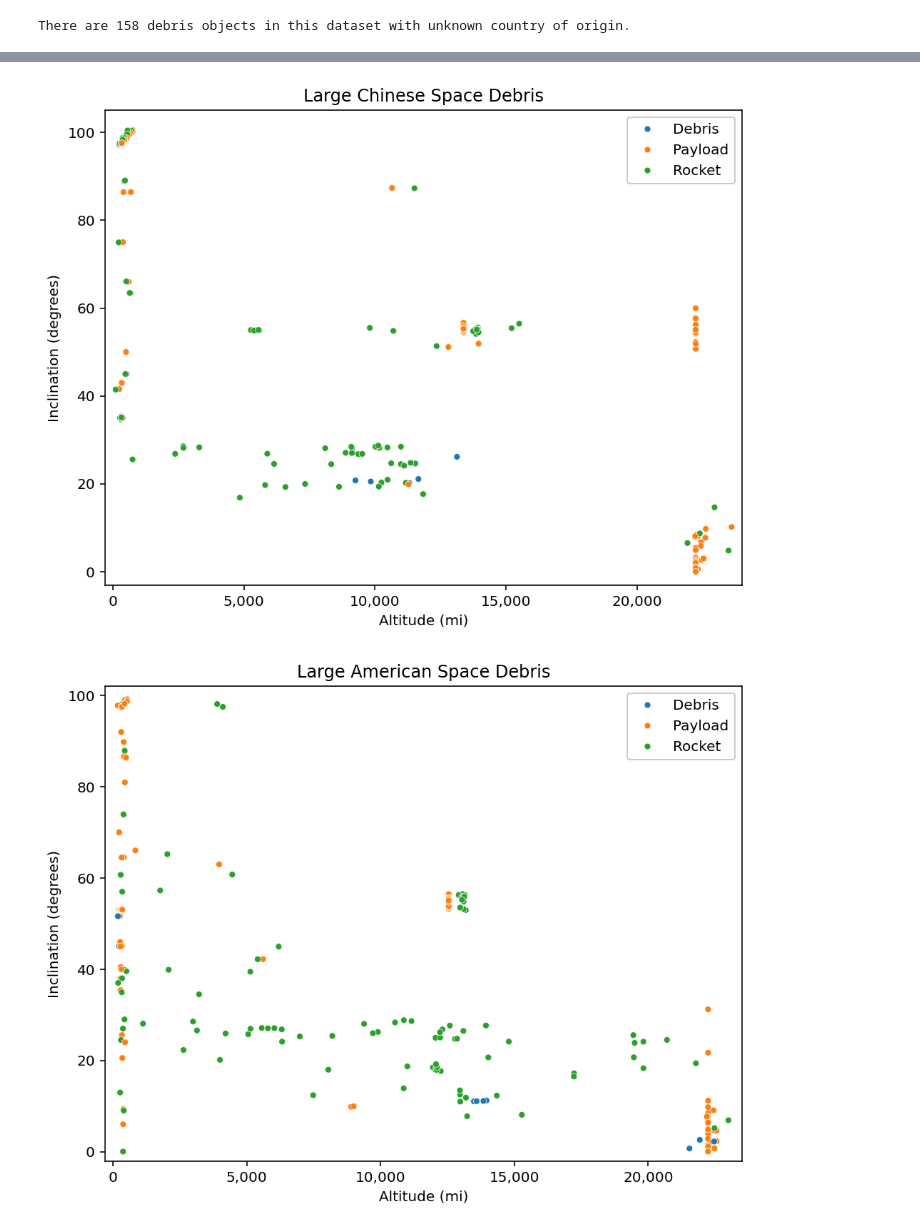
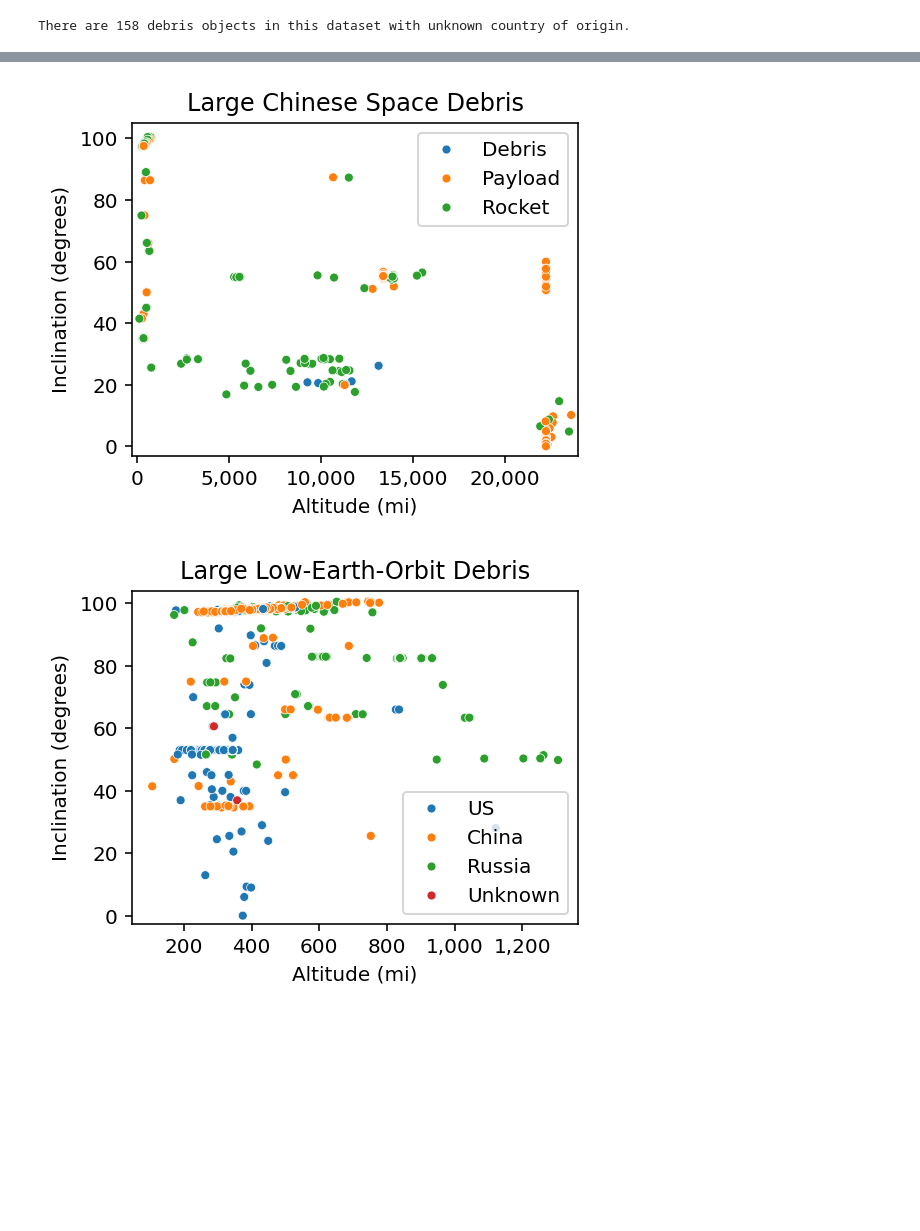
Before and after one commit to brayvid/space-debris-eda, a Jupyter notebook: space_debris_eda.ipynb, the cells around one changed output, grey strips where cells are left out. Drawn from its saved outputs; the diff is of its cells as text; code cells hidden in the pictures; blank space fills up the shorter version.

```diff
--- a/space_debris_eda.ipynb
+++ b/space_debris_eda.ipynb
@@ -307,0 +140,18 @@ plt.show()
+# %%
+df['AggValue'] = 1
+has_launch_date_df = df.dropna(subset='LAUNCH_DATE')
+has_launch_date_year_counts = has_launch_date_df.pivot_table(values='AggValue', index='LAUNCH_DATE', columns='OBJECT_TYPE', aggfunc=np.sum).cumsum()
+
+fig, ax = plt.subplots(figsize=(4, 3))
+plt.bar(x=has_launch_date_year_counts.index, height=has_launch_date_year_counts['Debris'])
+plt.bar(x=has_launch_date_year_counts.index, height=has_launch_date_year_counts['Payload'], bottom=has_launch_date_year_counts['Debris'])
+plt.bar(x=has_launch_date_year_counts.index, height=has_launch_date_year_counts['Rocket'], bottom=(has_launch_date_year_counts['Payload']+has_launch_date_year_counts['Debris']))
+plt.legend(['Debris','Payload','Rocket'], framealpha=1, loc=(0.02,0.7))
+plt.xlabel('Creation Year')
+plt.ylabel('Count')
+plt.title('Debris Objects Created')
+
+# https://stackoverflow.com/questions/25973581/how-to-format-axis-number-format-to-thousands-with-a-comma
+thousands_format = ticker.StrMethodFormatter('{x:,.0f}')
+ax.yaxis.set_major_formatter(thousands_format)
+plt.show()
@@ -330,34 +361,40 @@ plt.show()
 # %%
-CHINESE_LARGE_MASK = ((df['COUNTRY_CODE'] == 'PRC') & (df['RCS_SIZE']=='Large') & (df['OBJECT_TYPE'] != 'Unknown'))
+CHINESE_LARGE_MASK = ((df['COUNTRY_CODE'] == 'PRC') & (df['RCS_SIZE']=='Large') & (df['OBJECT_TYPE'] != 'Unknown')) # exclude objects of unknown type
 chinese_large_df = df[CHINESE_LARGE_MASK]
 
-obj_type_2 = ['Debris','Payload','Rocket']
-
-fig, ax = plt.subplots(figsize=(8, 6))
+fig, ax = plt.subplots(figsize=(4, 3))
 sns.scatterplot(x=chinese_large_df['ALTITUDE_MI'], y=chinese_large_df['INCLINATION'],s=20,hue=chinese_large_df['OBJECT_TYPE'],hue_order=obj_type_2)
 plt.xlabel('Altitude (mi)')
 plt.ylabel('Inclination (degrees)')
 plt.title('Large Chinese Space Debris')
 plt.xlim((-300, 24000))
 plt.ylim((-3,105))
-plt.legend(framealpha=1)
-ax.xaxis.set_major_formatter(ticker.StrMethodFormatter('{x:,.0f}'))
+plt.legend()
+ax.xaxis.set_major_formatter(thousands_format)
 plt.show()
 # %% [output]
-[figure, old version]
+[figure, new version]
 # %%
-AMERICAN_LARGE_MASK = ((df['COUNTRY_CODE'] == 'US') & (df['RCS_SIZE'] == 'Large') & (df['OBJECT_TYPE'] != 'Unknown'))
-american_large_df = df[AMERICAN_LARGE_MASK]
+LEO_MASK = (df['PERIOD'] <= 130)
+leo_df = df[LEO_MASK]
 
-fig, ax = plt.subplots(figsize=(8, 6))
-sns.scatterplot(x=american_large_df['ALTITUDE_MI'], y=american_large_df['INCLINATION'],s=20,hue=american_large_df['OBJECT_TYPE'],hue_order=obj_type_2)
+US_CN_RU_MASK = (leo_df['COUNTRY_CODE'].isin(['US','PRC','CIS','Unknown']))
+leo_ucr_df = leo_df[US_CN_RU_MASK]
+
+LG_MASK = (leo_ucr_df['RCS_SIZE'] == 'Large')
+leo_ucr_lg_df = leo_ucr_df[LG_MASK]
+
+fig, ax = plt.subplots(figsize=(4, 3))
+sns.scatterplot(x=leo_ucr_lg_df['ALTITUDE_MI'], y=leo_ucr_lg_df['INCLINATION'],s=20, hue=leo_ucr_lg_df['COUNTRY_CODE'], hue_order=['US','PRC','CIS','Unknown'])
 plt.xlabel('Altitude (mi)')
 plt.ylabel('Inclination (degrees)')
-plt.title('Large American Space Debris')
-plt.xlim((-300, 23500))
-plt.ylim((-2,102))
-plt.legend(framealpha=1)
-ax.xaxis.set_major_formatter(ticker.StrMethodFormatter('{x:,.0f}'))
+plt.title('Large Low-Earth-Orbit Debris')
+plt.ylim((-2.5,104))
+
+# https://stackoverflow.com/questions/23037548/change-main-plot-legend-label-text
+handles, previous_labels = ax.get_legend_handles_labels()
+ax.legend(handles=handles, labels=['US','China','Russia','Unknown'])
+ax.xaxis.set_major_formatter(thousands_format)
 plt.show()
 # %% [output]
-[figure, old version]
+[figure, new version]
```
Also changed, not shown: parts of 77 cells of this notebook, 3 other files.
